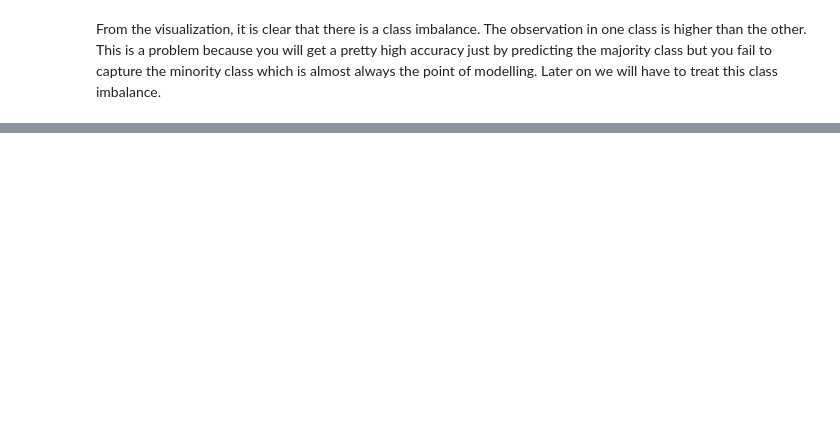
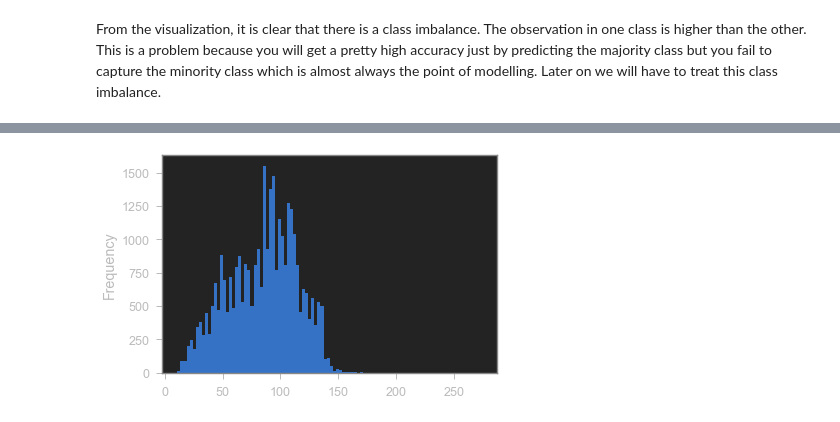
Before and after one commit to dymasius12/Python_NLP_TwitterSentiment, a Jupyter notebook: Untitled.ipynb, the cells around one changed output, grey strips where cells are left out. Cells and saved outputs as stored; diff of their text form; code cells hidden in the pictures; blank space fills up the shorter version.

```diff
--- a/Untitled.ipynb
+++ b/Untitled.ipynb
@@ -120,2 +142,5 @@ data['label'].value_counts().plot(kind='pie', autopct='%.0f%%');
 # %% [markdown]
 From the visualization, it is clear that there is a class imbalance. The observation in one class is higher than the other. This is a problem because you will get a pretty high accuracy just by predicting the majority class but you fail to capture the minority class which is almost always the point of modelling. Later on we will have to treat this class imbalance.
+# %%
+data['length'] = data['tweet'].apply(len)
+data.head(10)
@@ -121,0 +159,4 @@ From the visualization, it is clear that there is a class imbalance. The observa
+# %%
+data['length'].plot(bins=100, kind='hist');
+# %% [output]
+[figure, added]
```
Also changed, not shown: parts of 20 cells of this notebook.
